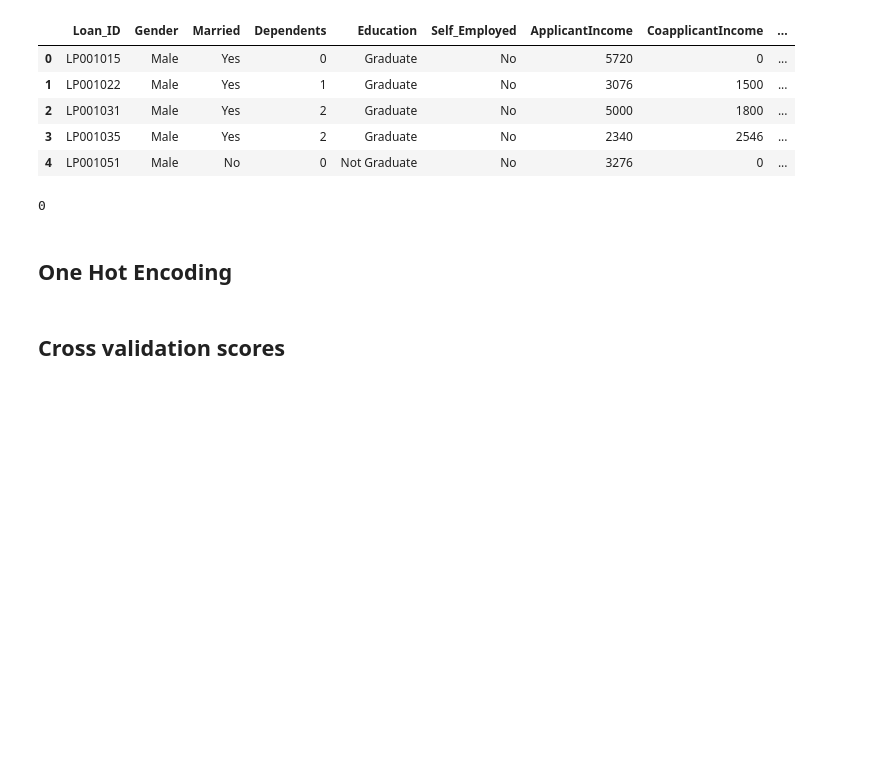
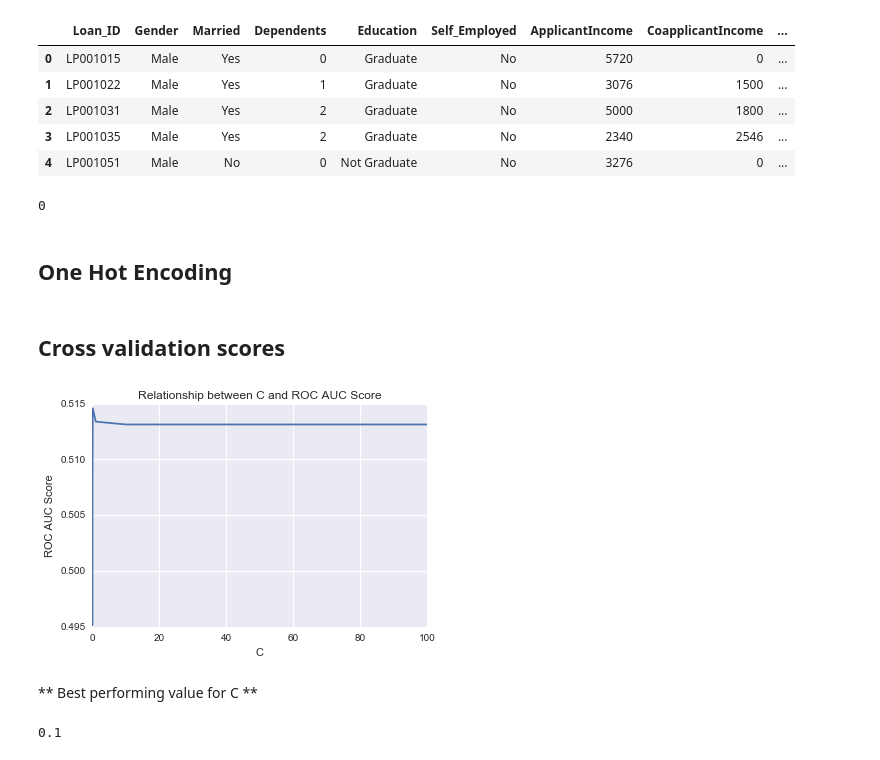
Before and after one commit to numb3r33/av-practice, a Jupyter notebook: loan-prediction-2/Loan_Prediction_ROC_Curves.ipynb, the cells around one changed output. Saved outputs shown, nothing was run; the diff lists cells and outputs as text; code cells hidden in the pictures; blank space fills up the shorter version.

Commit message:
ROC Curves for various seeds and plot cv scores against different solvers

```diff
--- a/loan-prediction-2/Loan_Prediction_ROC_Curves.ipynb
+++ b/loan-prediction-2/Loan_Prediction_ROC_Curves.ipynb
@@ -82,3 +83,24 @@ y = (y=='Y').astype(np.int)
 # %%
 skf = StratifiedKFold(y.values, n_folds=5, random_state=44)
 C_grid = [0.001, 0.01, 0.1, 1.0, 10.0, 100.0]
+# %%
+def get_roc_scores(X, y, cv):
+    return [
+        cross_val_score(LogisticRegression(C=c), X, y, cv=cv, scoring='roc_auc').mean()
+        for c in C_grid
+    ]
+
+roc_scores_by_C = get_roc_scores(X, y, skf)
+# %%
+plt.plot(C_grid, roc_scores_by_C)
+plt.xlabel('C')
+plt.ylabel('ROC AUC Score')
+plt.title('Relationship between C and ROC AUC Score');
+# %% [output]
+[figure, added]
+# %% [markdown]
+** Best performing value for C **
+# %%
+C_grid[np.argmax(roc_scores_by_C)]
+# %% [output]
+0.1
```
Also changed, not shown: parts of 20 cells of this notebook.
